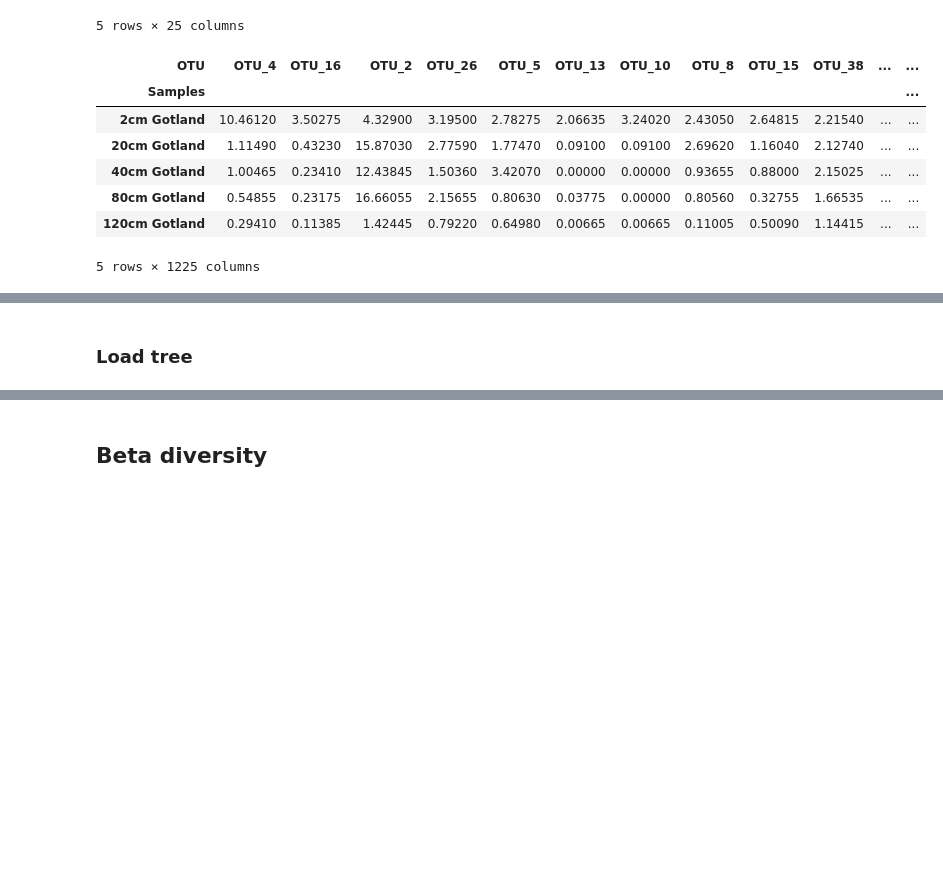
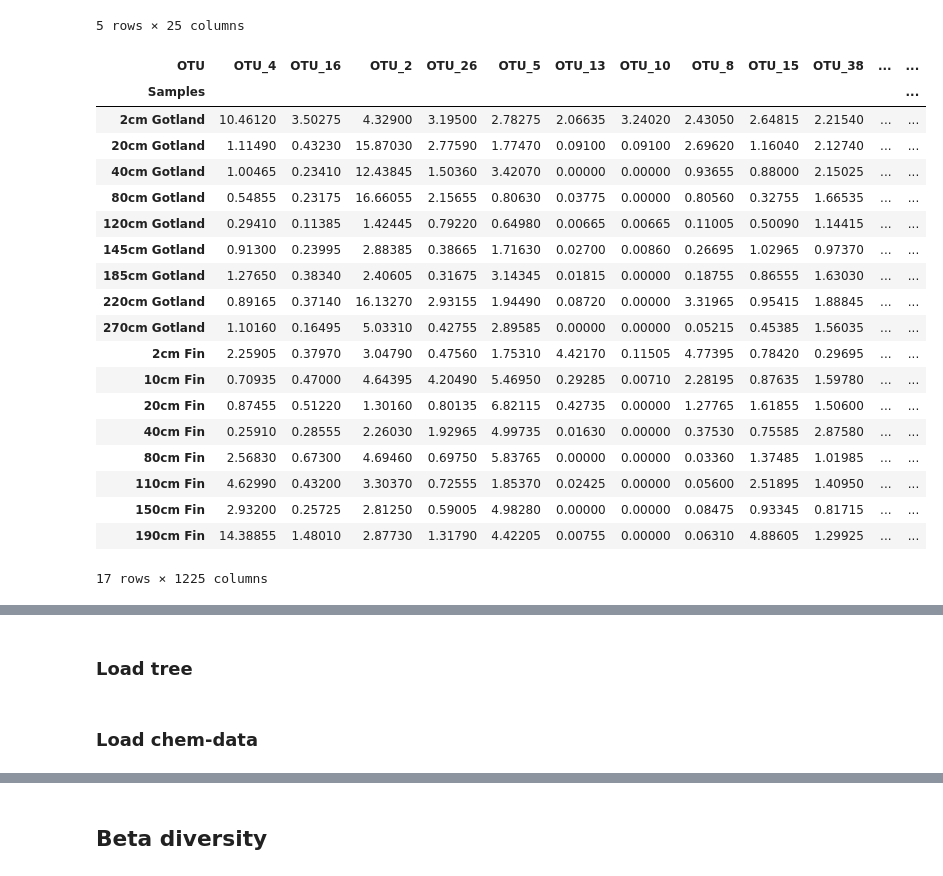
Before and after one commit to kpotoh/valerik, a Jupyter notebook: notebooks/diversity.ipynb, the cells around one changed output, grey strips where cells are left out. Saved outputs shown, nothing was run; the diff lists cells and outputs as text; code cells hidden in the pictures; blank space fills up the shorter version.

```diff
--- a/notebooks/diversity.ipynb
+++ b/notebooks/diversity.ipynb
@@ -142,18 +142,31 @@ comp_full.head()
 # %%
 comp_otu = comp_full.drop(["domain", "phylum", "class", "order", "family", "genus", "sequence"], axis=1)
 comp_otu.set_index("OTU", inplace=True)
 comp_otu.columns.name = "Samples"
 comp_otu = comp_otu.T
-comp_otu.head()
+comp_otu.to_csv("../data/processed/otu_table.csv")
+comp_otu
 # %% [output]
 | OTU | OTU_4 | OTU_16 | OTU_2 | OTU_26 | OTU_5 | OTU_13 | OTU_10 | OTU_8 | OTU_15 | OTU_38 | ... | ... |
 | Samples |  |  |  |  |  |  |  |  |  |  |  | ... |
 | 2cm Gotland | 10.46120 | 3.50275 | 4.32900 | 3.19500 | 2.78275 | 2.06635 | 3.24020 | 2.43050 | 2.64815 | 2.21540 | ... | ... |
 | 20cm Gotland | 1.11490 | 0.43230 | 15.87030 | 2.77590 | 1.77470 | 0.09100 | 0.09100 | 2.69620 | 1.16040 | 2.12740 | ... | ... |
 | 40cm Gotland | 1.00465 | 0.23410 | 12.43845 | 1.50360 | 3.42070 | 0.00000 | 0.00000 | 0.93655 | 0.88000 | 2.15025 | ... | ... |
 | 80cm Gotland | 0.54855 | 0.23175 | 16.66055 | 2.15655 | 0.80630 | 0.03775 | 0.00000 | 0.80560 | 0.32755 | 1.66535 | ... | ... |
 | 120cm Gotland | 0.29410 | 0.11385 | 1.42445 | 0.79220 | 0.64980 | 0.00665 | 0.00665 | 0.11005 | 0.50090 | 1.14415 | ... | ... |
+| 145cm Gotland | 0.91300 | 0.23995 | 2.88385 | 0.38665 | 1.71630 | 0.02700 | 0.00860 | 0.26695 | 1.02965 | 0.97370 | ... | ... |
+| 185cm Gotland | 1.27650 | 0.38340 | 2.40605 | 0.31675 | 3.14345 | 0.01815 | 0.00000 | 0.18755 | 0.86555 | 1.63030 | ... | ... |
+| 220cm Gotland | 0.89165 | 0.37140 | 16.13270 | 2.93155 | 1.94490 | 0.08720 | 0.00000 | 3.31965 | 0.95415 | 1.88845 | ... | ... |
+| 270cm Gotland | 1.10160 | 0.16495 | 5.03310 | 0.42755 | 2.89585 | 0.00000 | 0.00000 | 0.05215 | 0.45385 | 1.56035 | ... | ... |
+| 2cm Fin | 2.25905 | 0.37970 | 3.04790 | 0.47560 | 1.75310 | 4.42170 | 0.11505 | 4.77395 | 0.78420 | 0.29695 | ... | ... |
+| 10cm Fin | 0.70935 | 0.47000 | 4.64395 | 4.20490 | 5.46950 | 0.29285 | 0.00710 | 2.28195 | 0.87635 | 1.59780 | ... | ... |
+| 20cm Fin | 0.87455 | 0.51220 | 1.30160 | 0.80135 | 6.82115 | 0.42735 | 0.00000 | 1.27765 | 1.61855 | 1.50600 | ... | ... |
+| 40cm Fin | 0.25910 | 0.28555 | 2.26030 | 1.92965 | 4.99735 | 0.01630 | 0.00000 | 0.37530 | 0.75585 | 2.87580 | ... | ... |
+| 80cm Fin | 2.56830 | 0.67300 | 4.69460 | 0.69750 | 5.83765 | 0.00000 | 0.00000 | 0.03360 | 1.37485 | 1.01985 | ... | ... |
+| 110cm Fin | 4.62990 | 0.43200 | 3.30370 | 0.72555 | 1.85370 | 0.02425 | 0.00000 | 0.05600 | 2.51895 | 1.40950 | ... | ... |
+| 150cm Fin | 2.93200 | 0.25725 | 2.81250 | 0.59005 | 4.98280 | 0.00000 | 0.00000 | 0.08475 | 0.93345 | 0.81715 | ... | ... |
+| 190cm Fin | 14.38855 | 1.48010 | 2.87730 | 1.31790 | 4.42205 | 0.00755 | 0.00000 | 0.06310 | 4.88605 | 1.29925 | ... | ... |
-5 rows × 1225 columns
+17 rows × 1225 columns
 # %%
 comp_otu.sum(1).reset_index().T
 # %% [output]
@@ -165,3 +178,5 @@ comp_otu.sum(1).reset_index().T
 # %%
 with open("../data/processed/phylo.treefile.rooted") as fin:
     tree = skbio.TreeNode.read(StringIO(fin.read()))
+# %% [markdown]
+### Load chem-data
```
Also changed, not shown: parts of 11 cells of this notebook, 9 other files.
